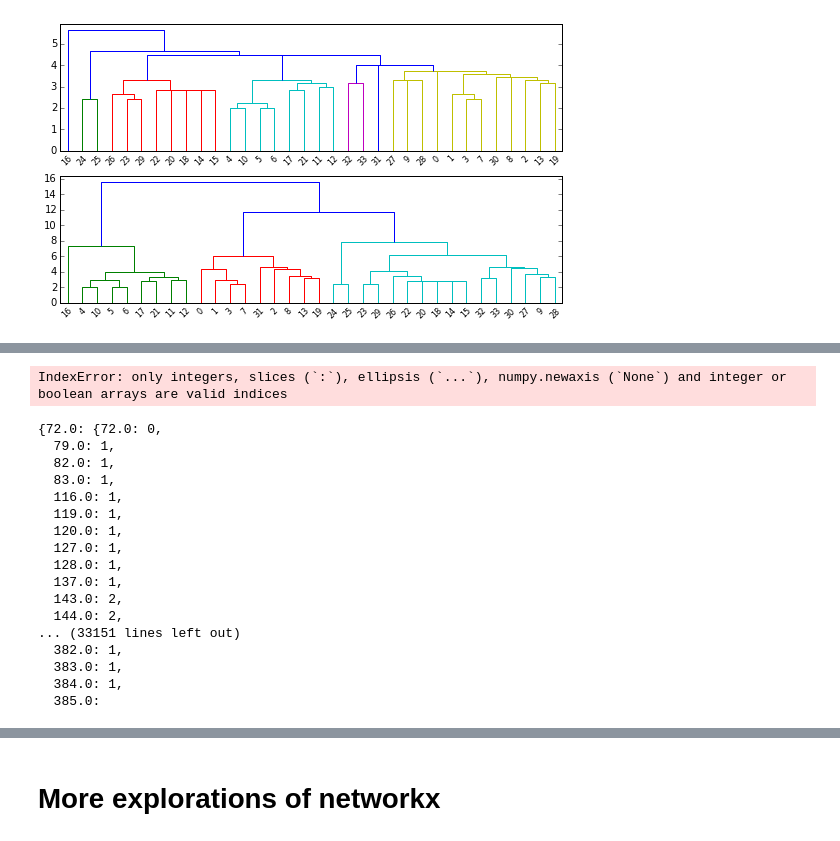
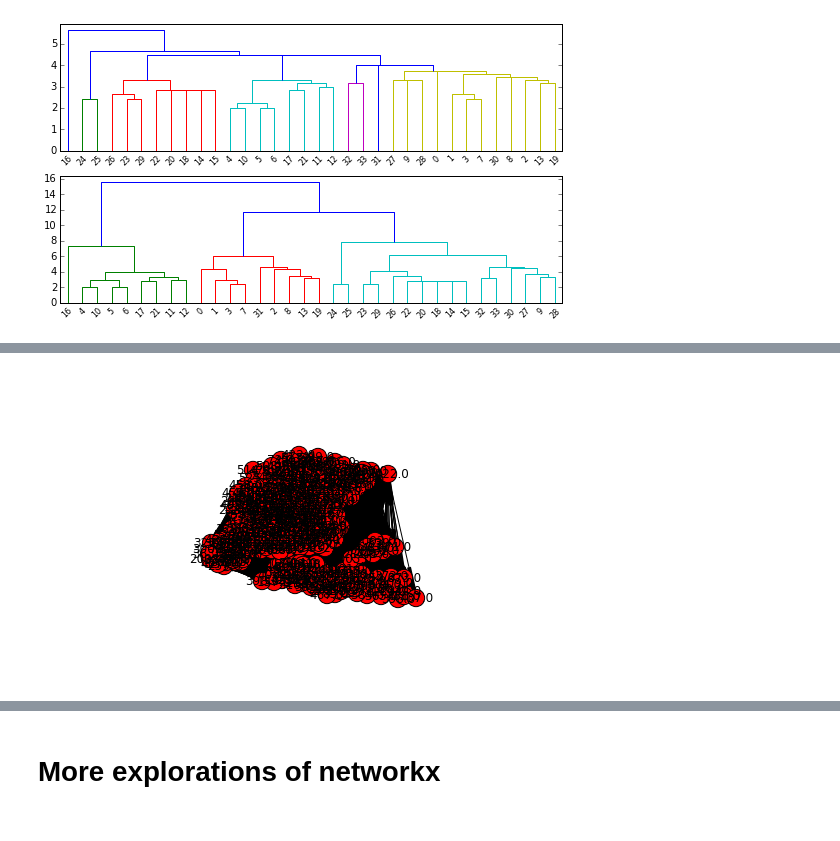
Before and after one commit to michellemho/machine_learning_for_cities, a Jupyter notebook: Assignment4/bikeshare network clustering.ipynb, the cells around one changed output, grey strips where cells are left out. Cells and saved outputs as stored; diff of their text form; code cells hidden in the pictures.

```diff
--- a/Assignment4/bikeshare network clustering.ipynb
+++ b/Assignment4/bikeshare network clustering.ipynb
@@ -433,35 +433,25 @@ nx.draw_networkx_edges(G,pos)
+# %%
+
+distances=np.zeros((len(dicto),len(dicto)))
+for u,p in enumerate(dicto.items()):
+    for v,d in enumerate(p[1].items()):
+        distances[u][v]=d[1]
 # %%
 # now with citibike network
-network.nodes
 
-path_length=nx.all_pairs_shortest_path_length(network)
-distances=np.zeros((len(network),len(network)))
-for u,p in path_length.items():
-    for v,d in p.items():
-        distances[u][v]=d
+G=network
+# pos = nx.spring_layout(G)
+
+nx.draw(G,pos=station_positions,with_labels=True)
+
+path_length=nx.all_pairs_shortest_path_length(G)
+distances=np.zeros((len(G),len(G)))
+for u,p in enumerate(path_length.items()):
+    for v,d in enumerate(p[1].items()):
+        distances[u][v]=d[1]
 # Create hierarchical cluster
 Y = distance.pdist(distances)
 Z = hierarchy.complete(Y)  # Creates HC using farthest point linkage
 S = hierarchy.single(Y)  # Creates HC using single linkage
 # %% [output]
-IndexError: only integers, slices (`:`), ellipsis (`...`), numpy.newaxis (`None`) and integer or boolean arrays are valid indices
+[figure, added]
-# %%
-path_length
-# %% [output]
-{72.0: {72.0: 0,
-  79.0: 1,
-  82.0: 1,
-  83.0: 1,
-  116.0: 1,
-  119.0: 1,
-  120.0: 1,
-  127.0: 1,
-  128.0: 1,
-  137.0: 1,
-  143.0: 2,
-  144.0: 2,
-... (33151 lines left out)
-  382.0: 1,
-  383.0: 1,
-  384.0: 1,
-  385.0:
```
Also changed, not shown: parts of 23 cells of this notebook.
